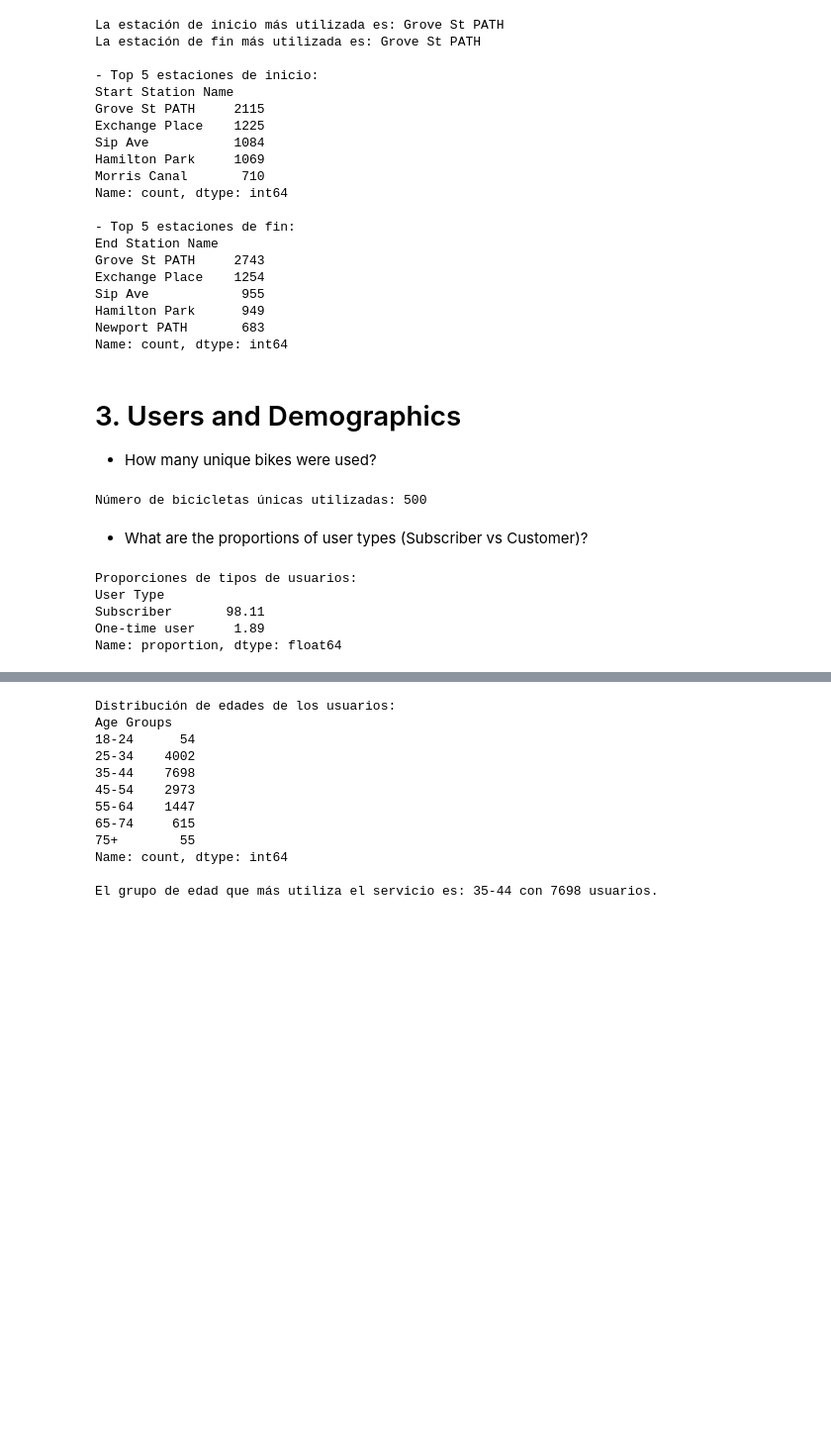
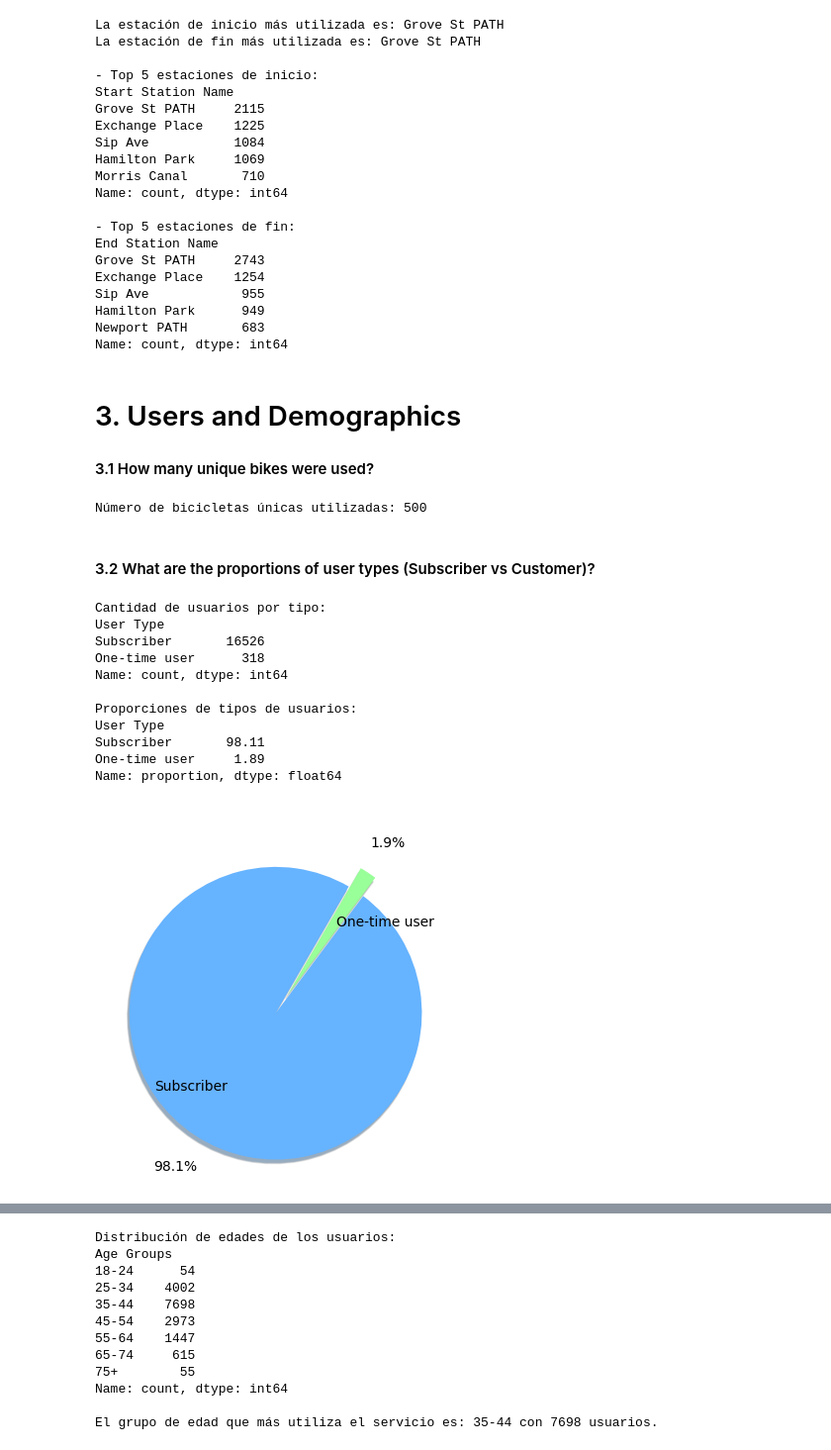
Before and after one commit to EduFergo/bikes-ny, a Jupyter notebook: file.ipynb, the cells around one changed output, grey strips where cells are left out. Shown at 99% size. Cells and saved outputs as stored; diff of their text form; code cells hidden in the pictures; blank space fills up the shorter version.

```diff
--- a/file.ipynb
+++ b/file.ipynb
@@ -158,21 +155,48 @@ Newport PATH       683
 Name: count, dtype: int64
 # %% [markdown]
 # 3. Users and Demographics
-  - How many unique bikes were used?
+#### 3.1 How many unique bikes were used?
 # %%
 bicis_unicas = df["Bike ID"].nunique()
 print(f"Número de bicicletas únicas utilizadas: {bicis_unicas}")
 # %% [output]
 Número de bicicletas únicas utilizadas: 500
 # %% [markdown]
-- What are the proportions of user types (Subscriber vs Customer)?
+#### 3.2 What are the proportions of user types (Subscriber vs Customer)?
 # %%
 tipos_usuarios = df["User Type"].value_counts(normalize=True) * 100
-print("Proporciones de tipos de usuarios:")
+tipos_usuarios_total = df["User Type"].value_counts()
+print("Cantidad de usuarios por tipo:")
+print(tipos_usuarios_total)
+print("\nProporción de tipos de usuarios:")
 print(tipos_usuarios.round(2))
 # %% [output]
+Cantidad de usuarios por tipo:
+User Type
+Subscriber       16526
+One-time user      318
+Name: count, dtype: int64
+
 Proporciones de tipos de usuarios:
 User Type
 Subscriber       98.11
 One-time user     1.89
 Name: proportion, dtype: float64
+# %%
+labels = tipos_usuarios.index
+sizes = tipos_usuarios.values
+
+fig, ax = plt.subplots()
+ax.pie(sizes,
+       labels=labels,
+       autopct='%1.1f%%',
+       startangle=60,
+       colors=['#66b3ff','#99ff99'],
+       explode=(0.15, 0),
+       shadow={'ox': -0.01, 'edgecolor': '0.8', 'shade': 0.5},
+       pctdistance=1.25,
+       labeldistance=.6)
+
+plt.show()
+# %% [output]
+[figure, added]
```
Also changed, not shown: parts of 29 cells of this notebook.
